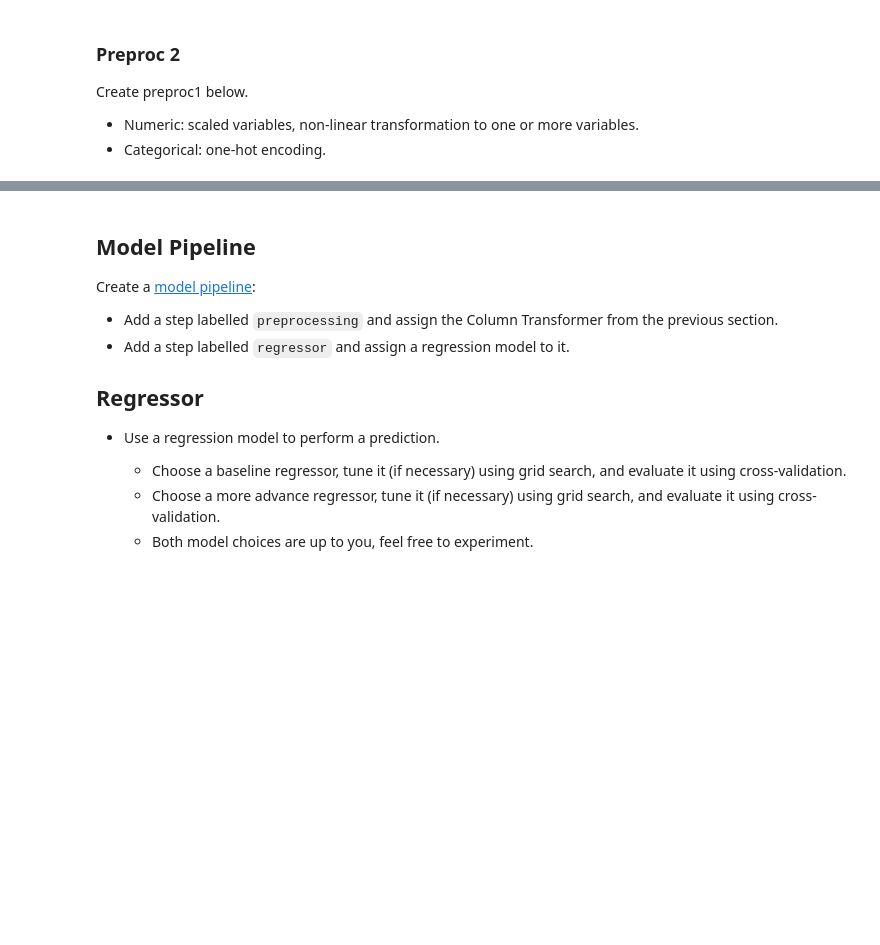
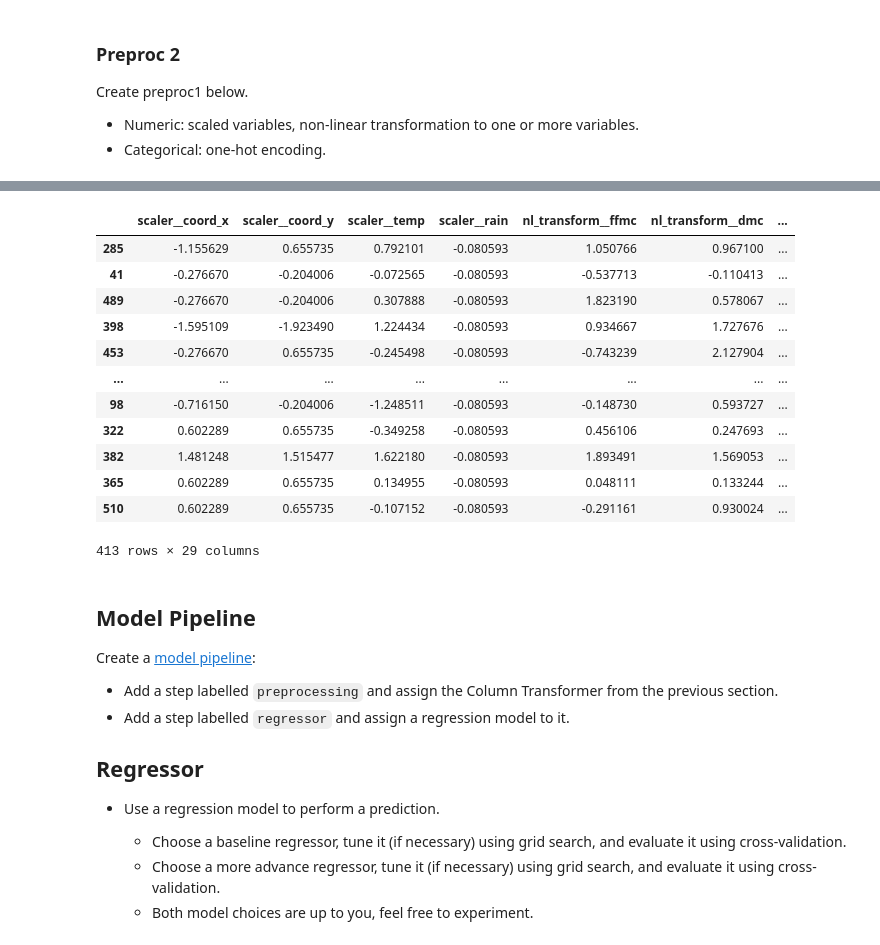
Before and after one commit to slathwal/production, a Jupyter notebook: 02_activities/assignments/assignment_2.ipynb, the cells around one changed output, grey strips where cells are left out. Drawn from its saved outputs; the diff is of its cells as text; code cells hidden in the pictures; blank space fills up the shorter version.

Commit message:
Build model pipelines for simple scaling and non-linear transformation with scaling

```diff
--- a/02_activities/assignments/assignment_2.ipynb
+++ b/02_activities/assignments/assignment_2.ipynb
@@ -144,3 +153,7 @@ Y
 515     0.00
 516     0.00
 Name: area, Length: 517, dtype: float64
+# %%
+# Split the data into training and testing sets
+Xtrain, Xtest, Ytrain, Ytest = train_test_split(X, Y, test_size = 0.2, random_state = 123)
+Xtrain.shape, Ytrain.shape
@@ -189,3 +213,18 @@ Create preproc1 below.
 
 + Numeric: scaled variables, non-linear transformation to one or more variables.
 + Categorical: one-hot encoding.
+# %%
+# Let's apply a power transformation to ffmc, dmc,dc, isi, rh and wind. I don't know how to address rain yet. Perhaps rain should be addressed as a categorical variable or discarded entirely because it's mostly zero.
+nl_num_columns = ["ffmc", "dmc", "dc", "isi", "rh", "wind"]
+s_num_columns = [col for col in num_cols if col not in nl_num_columns]
+non_linear_transform = Pipeline([
+    ("scaler", StandardScaler()),
+    ("nl_transform", PowerTransformer(method="yeo-johnson"))
+])
+preproc2 = ColumnTransformer(transformers=[
+    ("scaler", StandardScaler(), s_num_columns),
+    ("nl_transform", non_linear_transform, nl_num_columns),
+    ("onehot", OneHotEncoder(handle_unknown="ignore", sparse_output=False), cat_cols)
+], remainder = "drop")
+
+preproc2
@@ -191,0 +243,17 @@ Create preproc1 below.
+# %%
+Xtrain_temp = preproc2.fit_transform(Xtrain)
+Xtrain_temp
+# %% [output]
+|  | scaler__coord_x | scaler__coord_y | scaler__temp | scaler__rain | nl_transform__ffmc | nl_transform__dmc | ... |
+| 285 | -1.155629 | 0.655735 | 0.792101 | -0.080593 | 1.050766 | 0.967100 | ... |
+| 41 | -0.276670 | -0.204006 | -0.072565 | -0.080593 | -0.537713 | -0.110413 | ... |
+| 489 | -0.276670 | -0.204006 | 0.307888 | -0.080593 | 1.823190 | 0.578067 | ... |
+| 398 | -1.595109 | -1.923490 | 1.224434 | -0.080593 | 0.934667 | 1.727676 | ... |
+| 453 | -0.276670 | 0.655735 | -0.245498 | -0.080593 | -0.743239 | 2.127904 | ... |
+| ... | ... | ... | ... | ... | ... | ... | ... |
+| 98 | -0.716150 | -0.204006 | -1.248511 | -0.080593 | -0.148730 | 0.593727 | ... |
+| 322 | 0.602289 | 0.655735 | -0.349258 | -0.080593 | 0.456106 | 0.247693 | ... |
+| 382 | 1.481248 | 1.515477 | 1.622180 | -0.080593 | 1.893491 | 1.569053 | ... |
+| 365 | 0.602289 | 0.655735 | 0.134955 | -0.080593 | 0.048111 | 0.133244 | ... |
+| 510 | 0.602289 | 0.655735 | -0.107152 | -0.080593 | -0.291161 | 0.930024 | ... |
+413 rows × 29 columns
```
Also changed, not shown: parts of 10 cells of this notebook.
